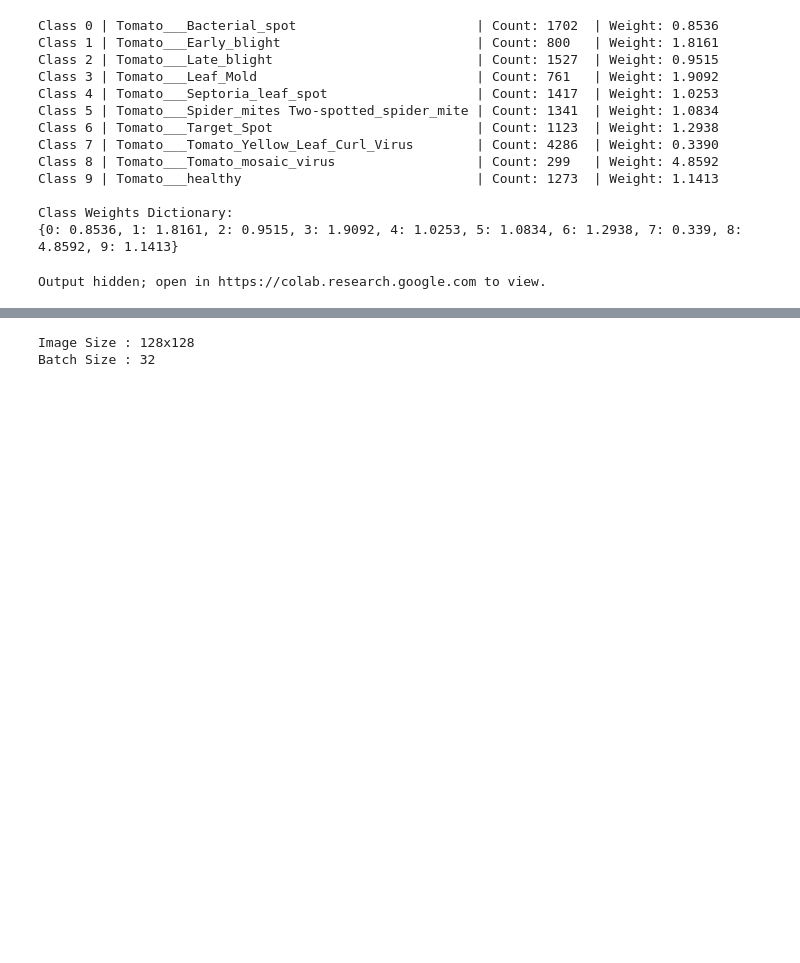
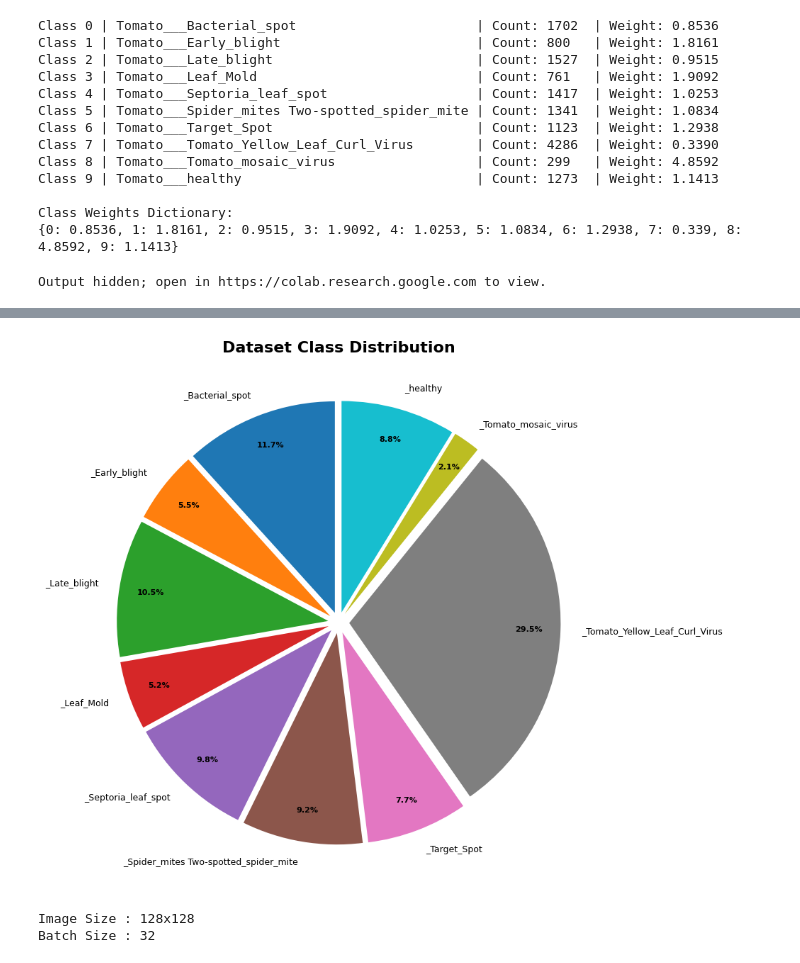
Before and after one commit to MohamedAquiel/Tomato_Leaf_Doctor, a Jupyter notebook: Model/Leaf_Disease_Predict.ipynb, the cells around one changed output, grey strips where cells are left out. Drawn from its saved outputs; the diff is of its cells as text; code cells hidden in the pictures; blank space fills up the shorter version.

```diff
--- a/Model/Leaf_Disease_Predict.ipynb
+++ b/Model/Leaf_Disease_Predict.ipynb
@@ -259,0 +422,13 @@ TRAIN SET:
+# %%
+dataset_path = '/content/drive/MyDrive/dataset/plantvillage'
+classes = sorted([c for c in os.listdir(dataset_path)
+                 if os.path.isdir(os.path.join(dataset_path, c))])
+
+class_counts_dict = {}
+for cls in classes:
+    cls_path = os.path.join(dataset_path, cls)
+    class_counts_dict[cls] = len(os.listdir(cls_path))
+
+print("class_counts_dict recreated!")
+for cls, count in class_counts_dict.items():
+    print(f"  {cls}: {count}")
@@ -260,3 +447,37 @@ TRAIN SET:
+# %%
+class_counts_list = [class_counts_dict[cls]
+                     for cls in sorted(class_counts_dict.keys())]
+class_names_list = [cls.replace('Tomato__', '')
+                    for cls in sorted(class_counts_dict.keys())]
+
+plt.figure(figsize=(12, 8))
+colors = plt.cm.tab10(np.linspace(0, 1, len(class_names_list)))
+explode = [0.05] * len(class_names_list)
+
+wedges, texts, autotexts = plt.pie(
+    class_counts_list,
+    labels=class_names_list,
+    autopct='%1.1f%%',
+    colors=colors,
+    explode=explode,
+    startangle=90,
+    pctdistance=0.85
+)
+
+for text in texts:
+    text.set_fontsize(9)
+for autotext in autotexts:
+    autotext.set_fontsize(8)
+    autotext.set_fontweight('bold')
+
+plt.title('Dataset Class Distribution',
+          fontsize=16, fontweight='bold')
+plt.tight_layout()
+plt.savefig('/content/drive/MyDrive/dataset/eda_class_distribution_pie.png',
+            dpi=150, bbox_inches='tight')
+plt.show()
+# %% [output]
+[figure, added]
 # %%
 IMG_SIZE = 128
 BATCH_SIZE = 32
```
Also changed, not shown: parts of 34 cells of this notebook.
